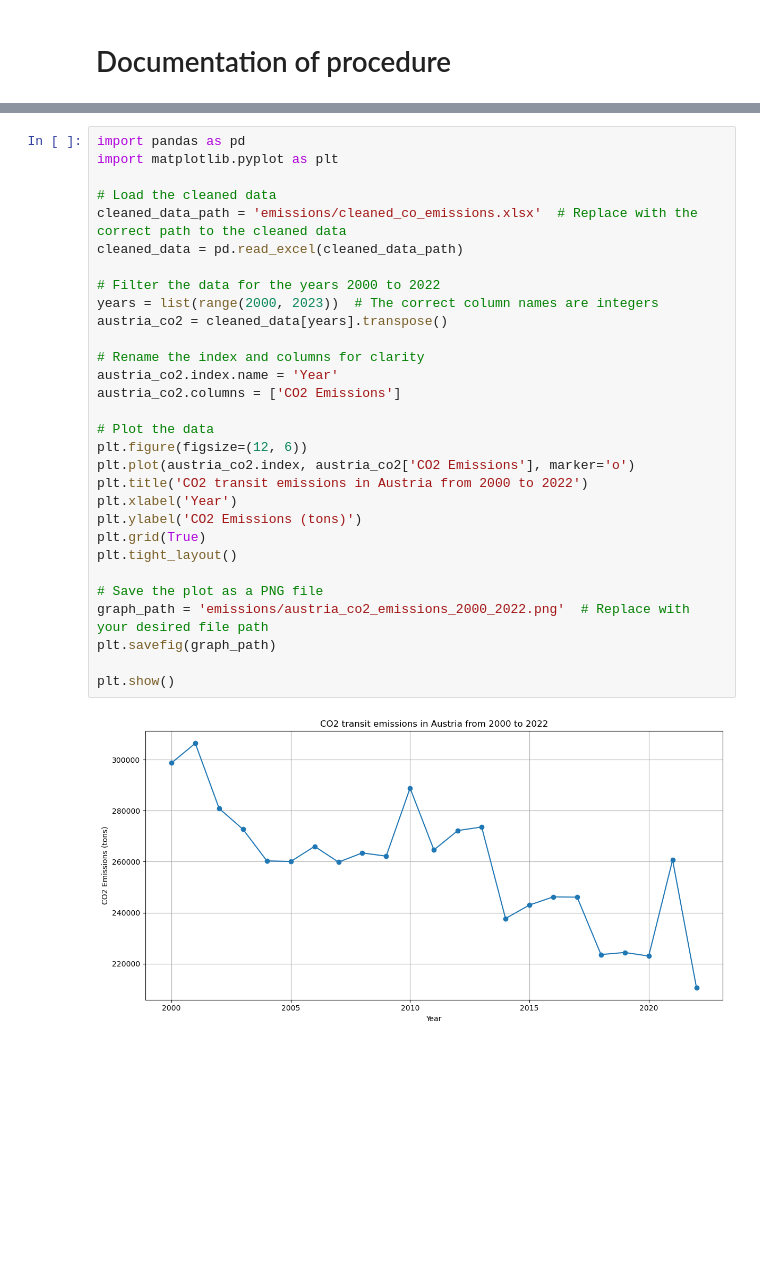
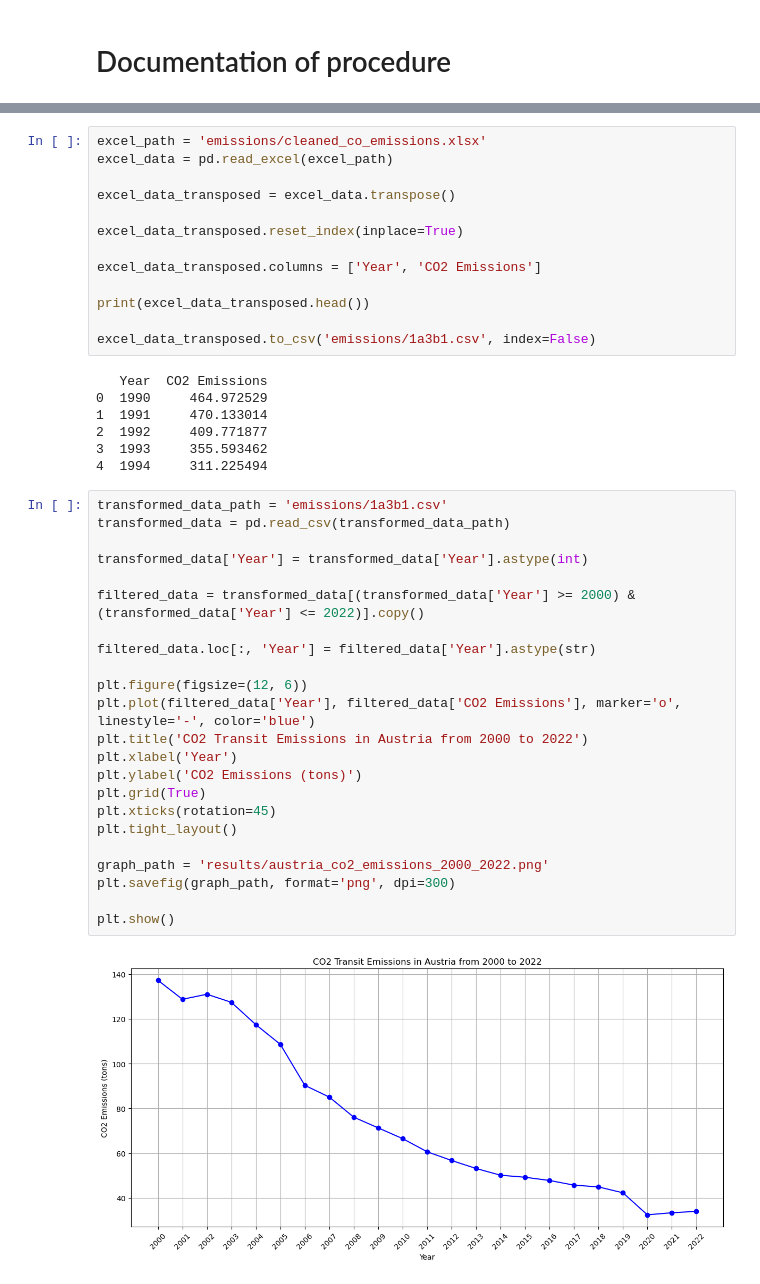
Before and after one commit to huhubi/BDINF_project, a Jupyter notebook: Projekt.ipynb, the cells around one changed output, grey strips where cells are left out. Cells and saved outputs as stored; diff of their text form; blank space fills up the shorter version.

```diff
--- a/Projekt.ipynb
+++ b/Projekt.ipynb
@@ -117,33 +151,46 @@ now we can vizualize the data
+# %%
+excel_path = 'emissions/cleaned_co_emissions.xlsx'
+excel_data = pd.read_excel(excel_path)
+
+excel_data_transposed = excel_data.transpose()
+
+excel_data_transposed.reset_index(inplace=True)
+
+excel_data_transposed.columns = ['Year', 'CO2 Emissions']
+
+print(excel_data_transposed.head())
+
+excel_data_transposed.to_csv('emissions/1a3b1.csv', index=False)
+# %% [output]
+   Year  CO2 Emissions
+0  1990     464.972529
+1  1991     470.133014
+2  1992     409.771877
+3  1993     355.593462
+4  1994     311.225494
 # %%
-import pandas as pd
-import matplotlib.pyplot as plt
+transformed_data_path = 'emissions/1a3b1.csv'
+transformed_data = pd.read_csv(transformed_data_path)
 
-# Load the cleaned data
-cleaned_data_path = 'emissions/cleaned_co_emissions.xlsx'  # Replace with the correct path to the cleaned data
-cleaned_data = pd.read_excel(cleaned_data_path)
+transformed_data['Year'] = transformed_data['Year'].astype(int)
 
-# Filter the data for the years 2000 to 2022
-years = list(range(2000, 2023))  # The correct column names are integers
-austria_co2 = cleaned_data[years].transpose()
+filtered_data = transformed_data[(transformed_data['Year'] >= 2000) & (transformed_data['Year'] <= 2022)].copy()
 
-# Rename the index and columns for clarity
-austria_co2.index.name = 'Year'
-austria_co2.columns = ['CO2 Emissions']
+filtered_data.loc[:, 'Year'] = filtered_data['Year'].astype(str)
 
-# Plot the data
 plt.figure(figsize=(12, 6))
-plt.plot(austria_co2.index, austria_co2['CO2 Emissions'], marker='o')
-plt.title('CO2 transit emissions in Austria from 2000 to 2022')
+plt.plot(filtered_data['Year'], filtered_data['CO2 Emissions'], marker='o', linestyle='-', color='blue')
+plt.title('CO2 Transit Emissions in Austria from 2000 to 2022')
 plt.xlabel('Year')
 plt.ylabel('CO2 Emissions (tons)')
 plt.grid(True)
+plt.xticks(rotation=45)
 plt.tight_layout()
 
-# Save the plot as a PNG file
-graph_path = 'emissions/austria_co2_emissions_2000_2022.png'  # Replace with your desired file path
-plt.savefig(graph_path)
+graph_path = 'results/austria_co2_emissions_2000_2022.png'
+plt.savefig(graph_path, format='png', dpi=300)
 
 plt.show()
 # %% [output]
-[figure, old version]
+[figure, new version]
 # %% [markdown]
```
Also changed, not shown: parts of 50 cells of this notebook, 25 other files.
